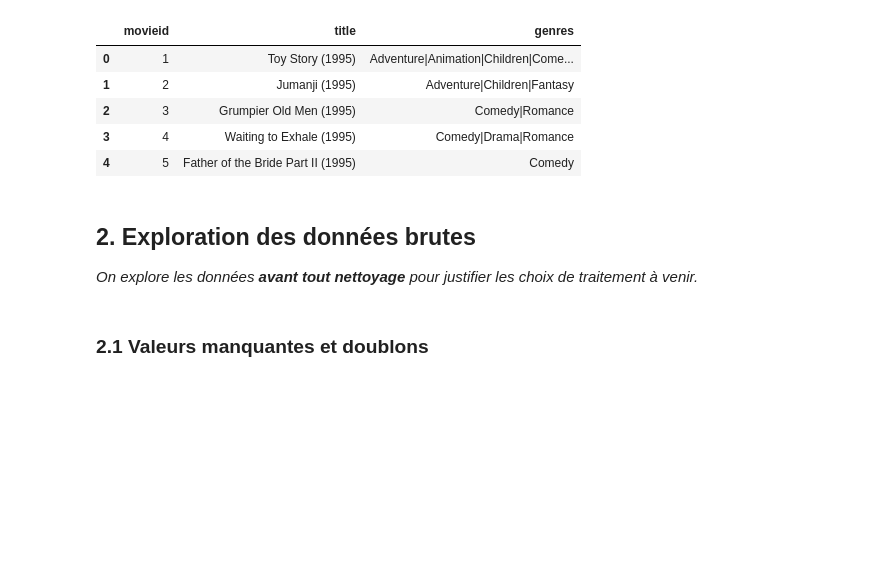
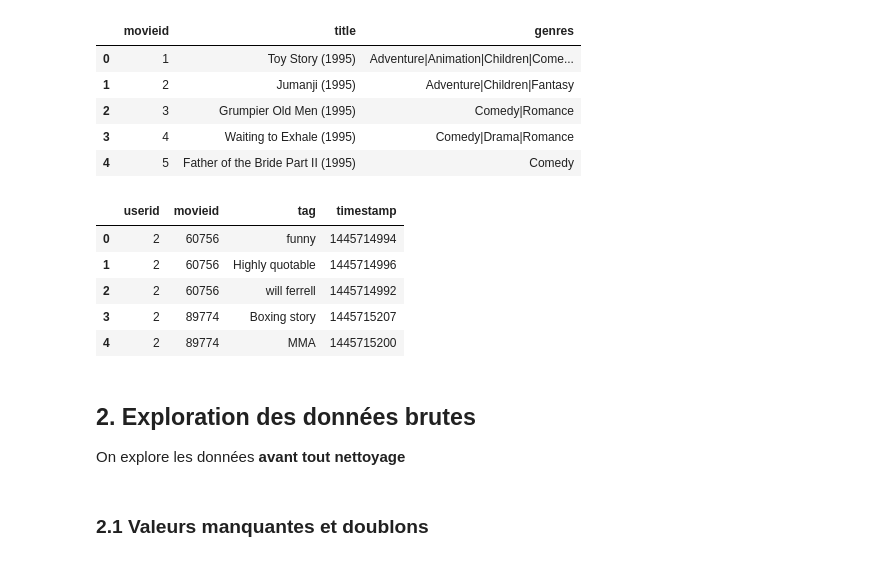
Before and after one commit to MoussaTorch/recommendation-film, a Jupyter notebook: notebooks/01-eda.ipynb, the cells around one changed output. Drawn from its saved outputs; the diff is of its cells as text; code cells hidden in the pictures; blank space fills up the shorter version.

```diff
--- a/notebooks/01-eda.ipynb
+++ b/notebooks/01-eda.ipynb
@@ -104,10 +104,19 @@ movies_raw.head()
 | 2 | 3 | Grumpier Old Men (1995) | Comedy|Romance |
 | 3 | 4 | Waiting to Exhale (1995) | Comedy|Drama|Romance |
 | 4 | 5 | Father of the Bride Part II (1995) | Comedy |
+# %%
+tags_raw.head()
+# %% [output]
+|  | userid | movieid | tag | timestamp |
+| 0 | 2 | 60756 | funny | 1445714994 |
+| 1 | 2 | 60756 | Highly quotable | 1445714996 |
+| 2 | 2 | 60756 | will ferrell | 1445714992 |
+| 3 | 2 | 89774 | Boxing story | 1445715207 |
+| 4 | 2 | 89774 | MMA | 1445715200 |
 # %% [markdown]
 ## 2. Exploration des données brutes
 
-*On explore les données **avant tout nettoyage** pour justifier les choix de traitement à venir.*
+On explore les données **avant tout nettoyage**
 # %% [markdown]
 ### 2.1 Valeurs manquantes et doublons
 # %%
```
Also changed, not shown: parts of 3 cells of this notebook, 3 other files.
